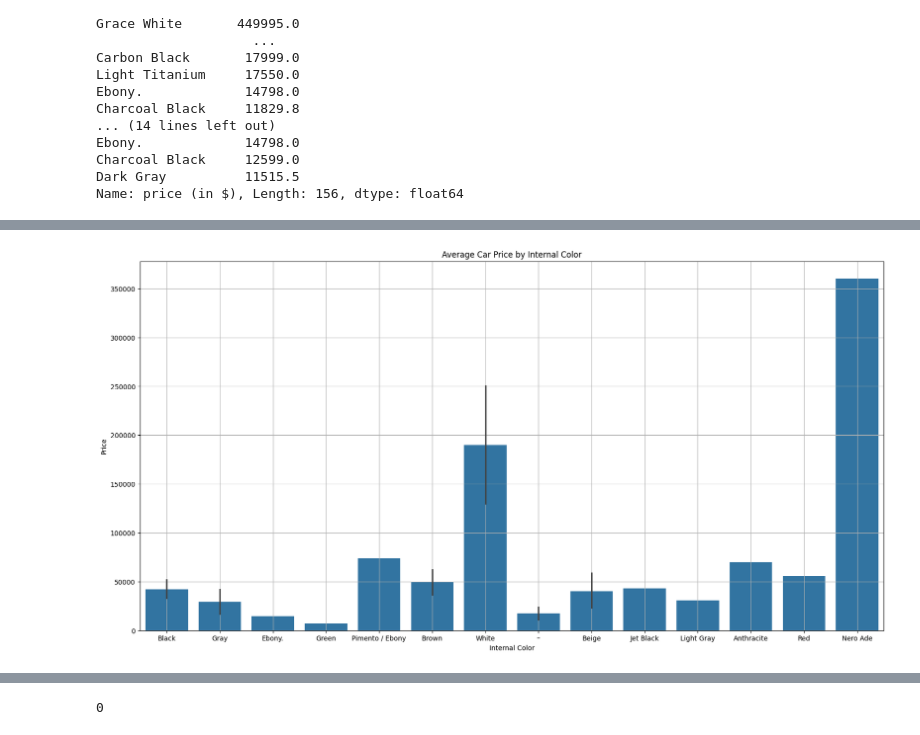
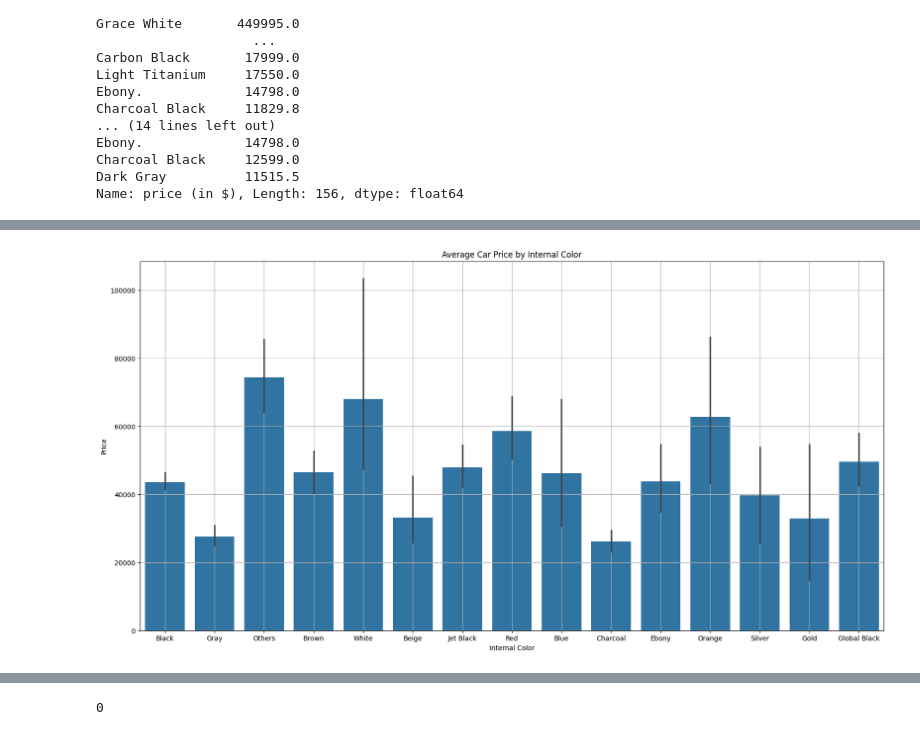
Before and after one commit to govardhan-06/ML-models, a Jupyter notebook: Car Price Prediction/model.ipynb, the cells around one changed output, grey strips where cells are left out. Saved outputs shown, nothing was run; the diff lists cells and outputs as text; code cells hidden in the pictures.

```diff
--- a/Car Price Prediction/model.ipynb
+++ b/Car Price Prediction/model.ipynb
@@ -204,0 +310,5 @@ Name: price (in $), Length: 156, dtype: float64
+# %%
+#Transformation
+df.loc[:,"int_col"]=np.where(df["int_col"].isin(df['int_col'].value_counts()[:15].index),df["int_col"],"Others")
+df.loc[:,"int_col"]=np.where(df["int_col"]!='–',df["int_col"],"Others")
+df.head()
@@ -221,10 +364,11 @@ Name: count, Length: 156, dtype: int64
 # %%
+#Influence of internal colour on the price
 plt.figure(figsize=(20, 10))
-sns.barplot(x=df["int_col"][:80], y=df["price (in $)"])
+sns.barplot(x=df["int_col"], y=df["price (in $)"])
 plt.title('Average Car Price by Internal Color')
 plt.xlabel('Internal Color')
 plt.ylabel('Price')
 plt.grid(True)
 plt.show()
 # %% [output]
-[figure, old version]
+[figure, new version]
```
Also changed, not shown: parts of 85 cells of this notebook.
